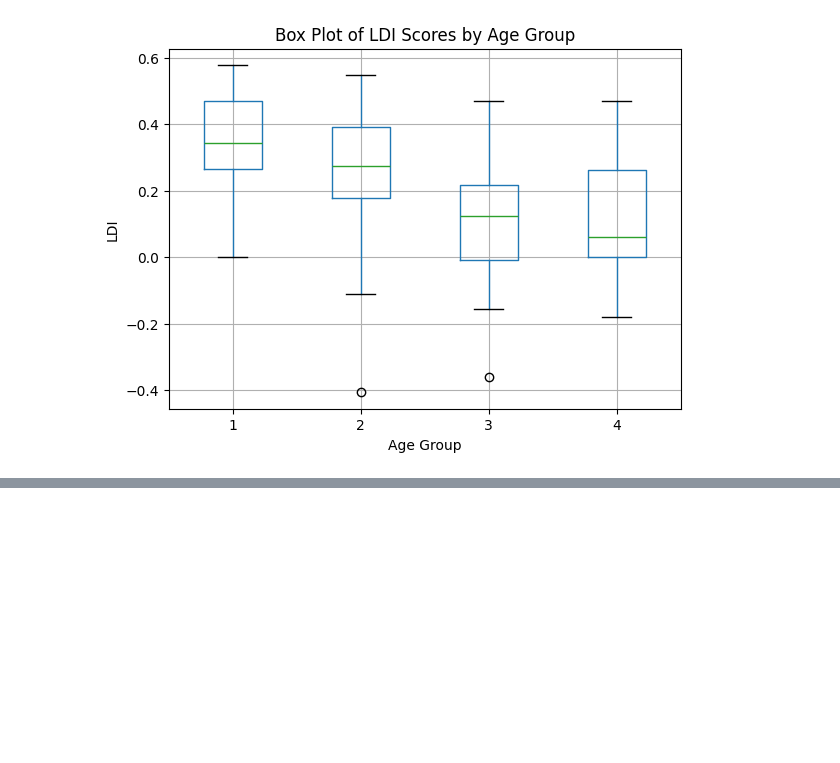
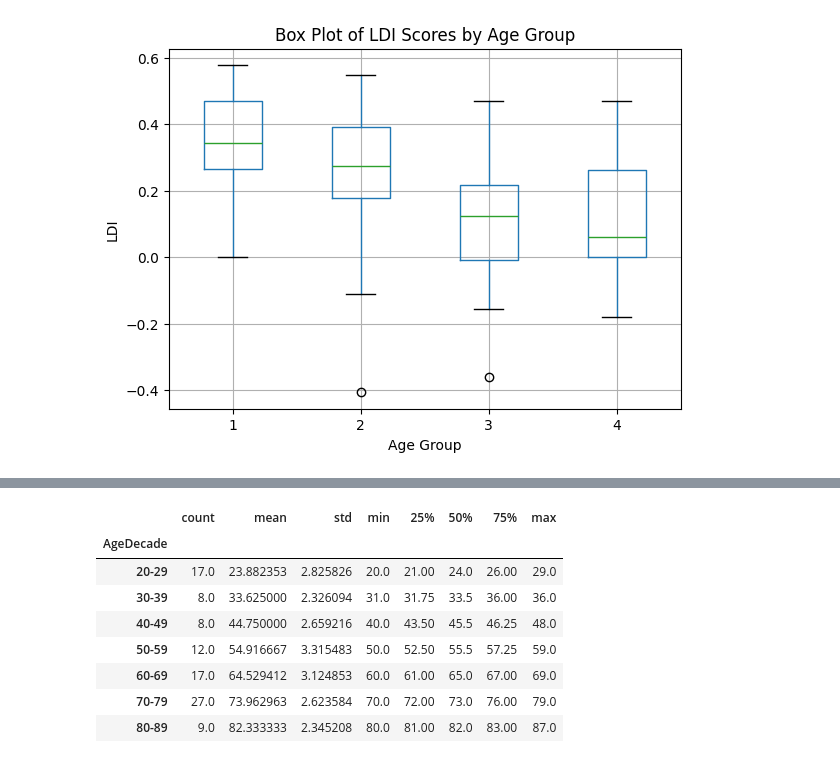
Before and after one commit to rochellekaper/n247_spring2025, a Jupyter notebook: ProblemSets/N247 PSet 6 Pandas - Data Analysis.ipynb, the cells around one changed output, grey strips where cells are left out. Drawn from its saved outputs; the diff is of its cells as text; code cells hidden in the pictures; blank space fills up the shorter version.

```diff
--- a/ProblemSets/N247 PSet 6 Pandas - Data Analysis.ipynb
+++ b/ProblemSets/N247 PSet 6 Pandas - Data Analysis.ipynb
@@ -127,0 +126,13 @@ Text(0.5, 0.98, '')
+# %%
+#validate bins are correct
+data.groupby('AgeDecade')['Age'].describe()
+# %% [output]
+|  | count | mean | std | min | 25% | 50% | 75% | max |
+| AgeDecade |  |  |  |  |  |  |  |  |
+| 20-29 | 17.0 | 23.882353 | 2.825826 | 20.0 | 21.00 | 24.0 | 26.00 | 29.0 |
+| 30-39 | 8.0 | 33.625000 | 2.326094 | 31.0 | 31.75 | 33.5 | 36.00 | 36.0 |
+| 40-49 | 8.0 | 44.750000 | 2.659216 | 40.0 | 43.50 | 45.5 | 46.25 | 48.0 |
+| 50-59 | 12.0 | 54.916667 | 3.315483 | 50.0 | 52.50 | 55.5 | 57.25 | 59.0 |
+| 60-69 | 17.0 | 64.529412 | 3.124853 | 60.0 | 61.00 | 65.0 | 67.00 | 69.0 |
+| 70-79 | 27.0 | 73.962963 | 2.623584 | 70.0 | 72.00 | 73.0 | 76.00 | 79.0 |
+| 80-89 | 9.0 | 82.333333 | 2.345208 | 80.0 | 81.00 | 82.0 | 83.00 | 87.0 |
```
Also changed, not shown: parts of 2 cells of this notebook, 1 other file.
